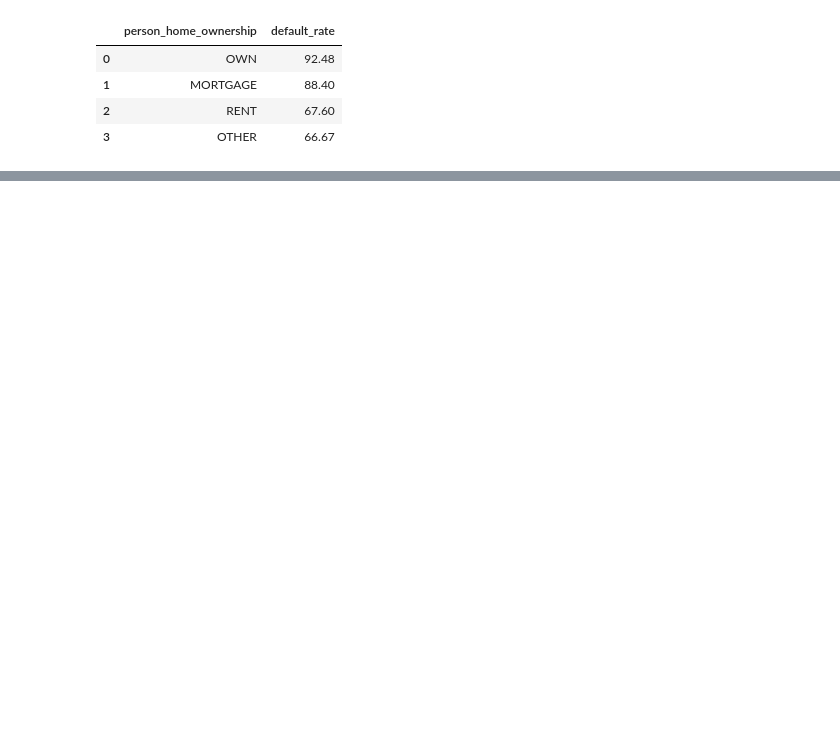
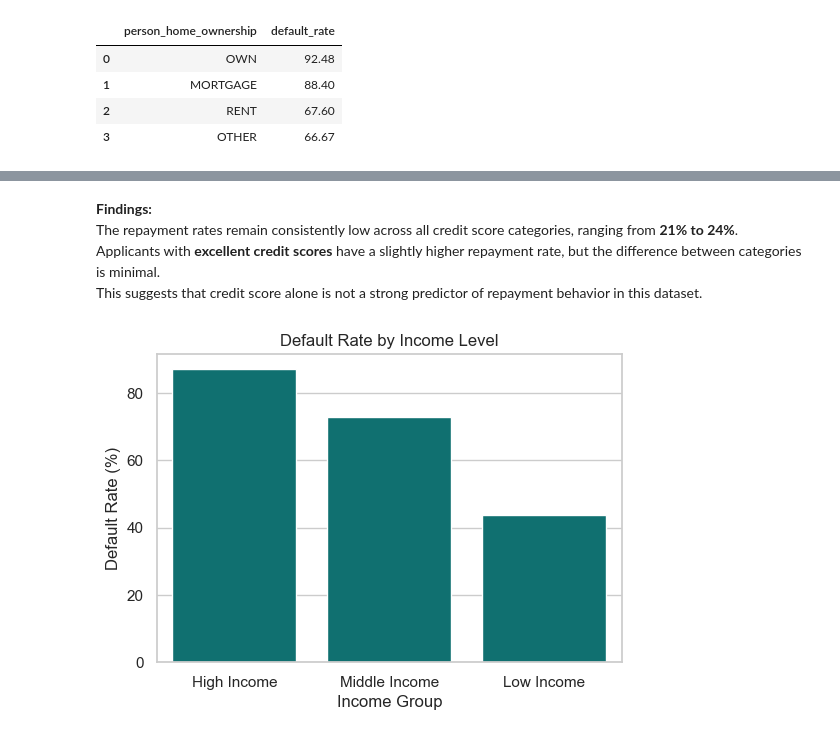
Before and after one commit to LinetLydia/Bank_Loans_Analysis, a Jupyter notebook: bank_loan.ipynb, the cells around one changed output, grey strips where cells are left out. Cells and saved outputs as stored; diff of their text form; code cells hidden in the pictures; blank space fills up the shorter version.

```diff
--- a/bank_loan.ipynb
+++ b/bank_loan.ipynb
@@ -414,0 +494,29 @@ From this SQL-based EDA, you will uncover:
+# %% [markdown]
+**Findings:**
+The repayment rates remain consistently low across all credit score categories, ranging from **21% to 24%**.
+Applicants with **excellent credit scores** have a slightly higher repayment rate, but the difference between categories is minimal.
+This suggests that credit score alone is not a strong predictor of repayment behavior in this dataset.
+# %%
+#Income group vs default rate
+
+income_df = pd.read_sql_query("""
+SELECT
+    CASE
+        WHEN person_income < 30000 THEN 'Low Income'
+        WHEN person_income BETWEEN 30000 AND 70000 THEN 'Middle Income'
+        ELSE 'High Income'
+    END AS income_group,
+    ROUND(SUM(CASE WHEN loan_status = 0 THEN 1 ELSE 0 END) * 100.0 / COUNT(*), 2) AS default_rate
+FROM loan_data
+GROUP BY income_group
+ORDER BY default_rate DESC;
+""", conn)
+
+plt.figure(figsize=(6,4))
+sns.barplot(x='income_group', y='default_rate', data=income_df, color='teal')
+plt.title("Default Rate by Income Level")
+plt.xlabel("Income Group")
+plt.ylabel("Default Rate (%)")
+plt.show()
+# %% [output]
+[figure, added]
```
Also changed, not shown: parts of 31 cells of this notebook.
